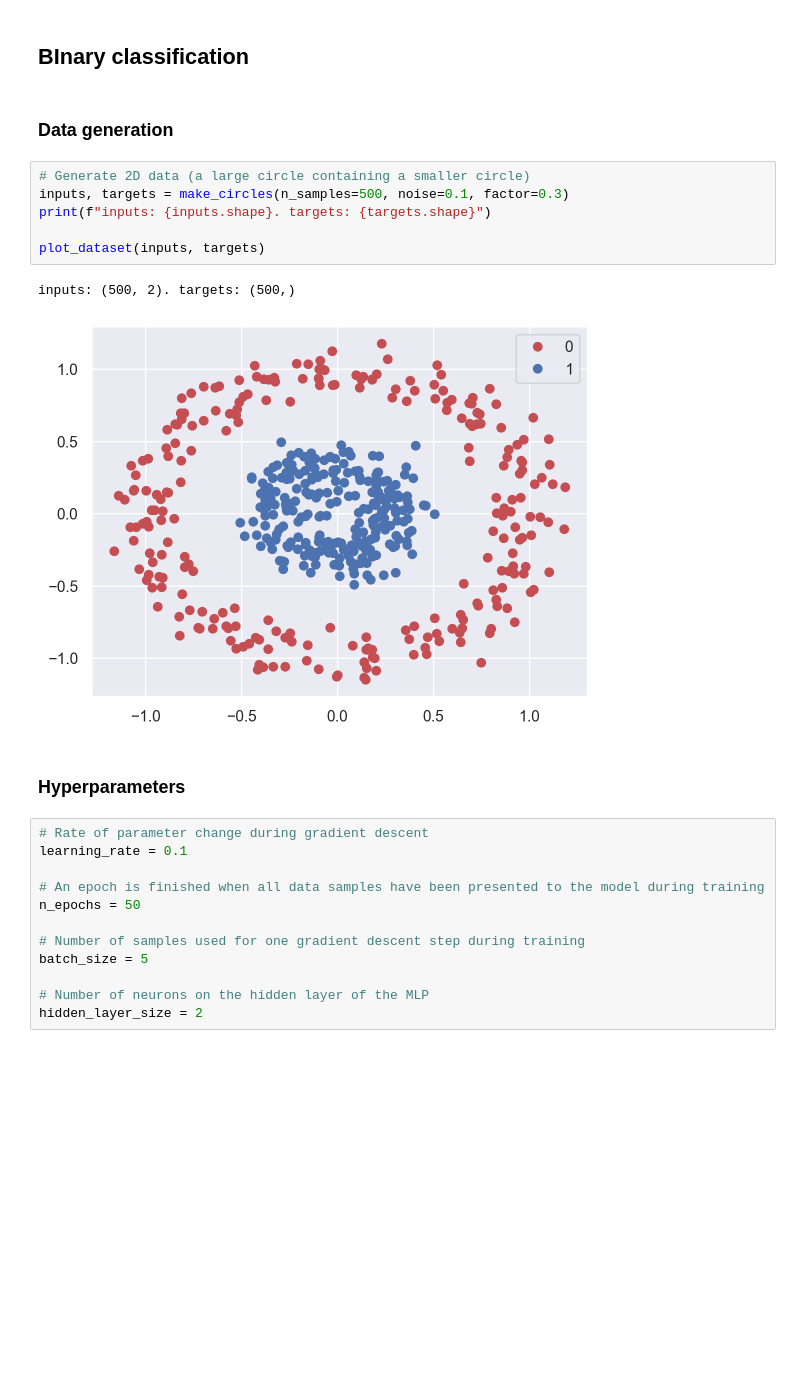
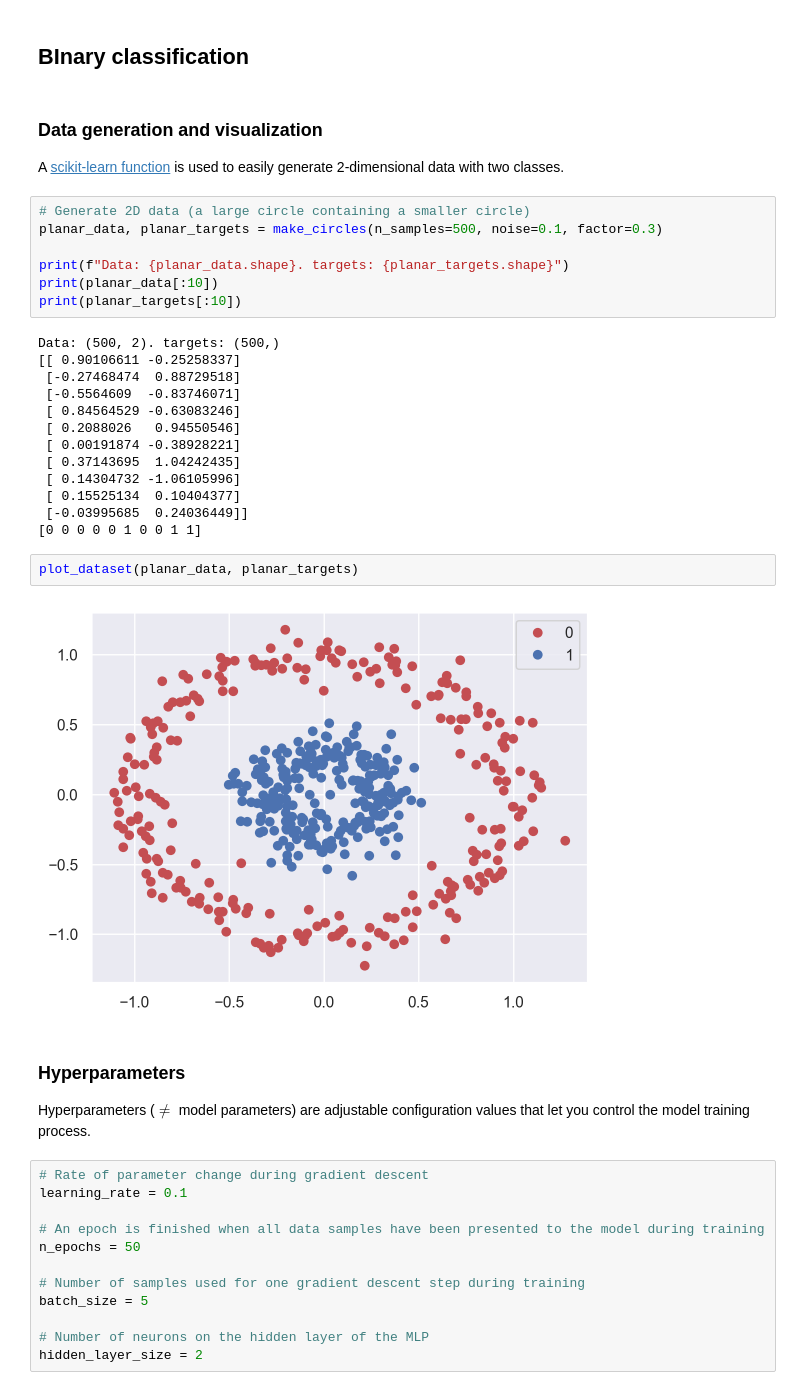
Before and after one commit to bpesquet/ainotes, a Jupyter notebook: docs/ml/ann.ipynb, the cells around one changed output. Cells and saved outputs as stored; diff of their text form; blank space fills up the shorter version.

```diff
--- a/docs/ml/ann.ipynb
+++ b/docs/ml/ann.ipynb
@@ -131,18 +158,37 @@ def plot_loss_acc(history):
 # %% [markdown]
 ## BInary classification
 # %% [markdown]
-### Data generation
+### Data generation and visualization
+
+A [scikit-learn function](https://scikit-learn.org/stable/modules/generated/sklearn.datasets.make_circles.html) is used to easily generate 2-dimensional data with two classes.
 # %%
 # Generate 2D data (a large circle containing a smaller circle)
-inputs, targets = make_circles(n_samples=500, noise=0.1, factor=0.3)
-print(f"inputs: {inputs.shape}. targets: {targets.shape}")
+planar_data, planar_targets = make_circles(n_samples=500, noise=0.1, factor=0.3)
 
-plot_dataset(inputs, targets)
+print(f"Data: {planar_data.shape}. targets: {planar_targets.shape}")
+print(planar_data[:10])
+print(planar_targets[:10])
 # %% [output]
-inputs: (500, 2). targets: (500,)
+Data: (500, 2). targets: (500,)
+[[ 0.90106611 -0.25258337]
+ [-0.27468474  0.88729518]
+ [-0.5564609  -0.83746071]
+ [ 0.84564529 -0.63083246]
+ [ 0.2088026   0.94550546]
+ [ 0.00191874 -0.38928221]
+ [ 0.37143695  1.04242435]
+ [ 0.14304732 -1.06105996]
+ [ 0.15525134  0.10404377]
+ [-0.03995685  0.24036449]]
+[0 0 0 0 0 1 0 0 1 1]
-[figure, removed]
+# %%
+plot_dataset(planar_data, planar_targets)
+# %% [output]
+[figure, added]
 # %% [markdown]
 ### Hyperparameters
+
+Hyperparameters ($\neq$ model parameters) are adjustable configuration values that let you control the model training process.
 # %%
 # Rate of parameter change during gradient descent
 learning_rate = 0.1
```
Also changed, not shown: parts of 37 cells of this notebook, 2 other files.
